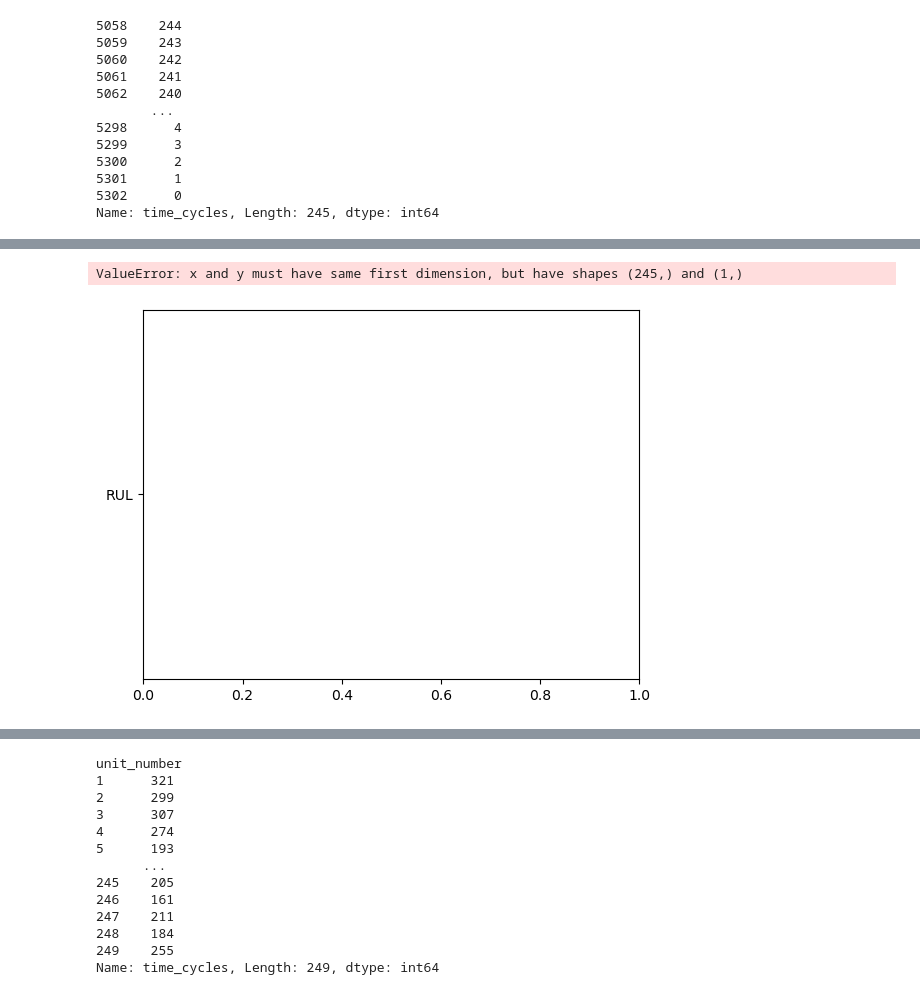
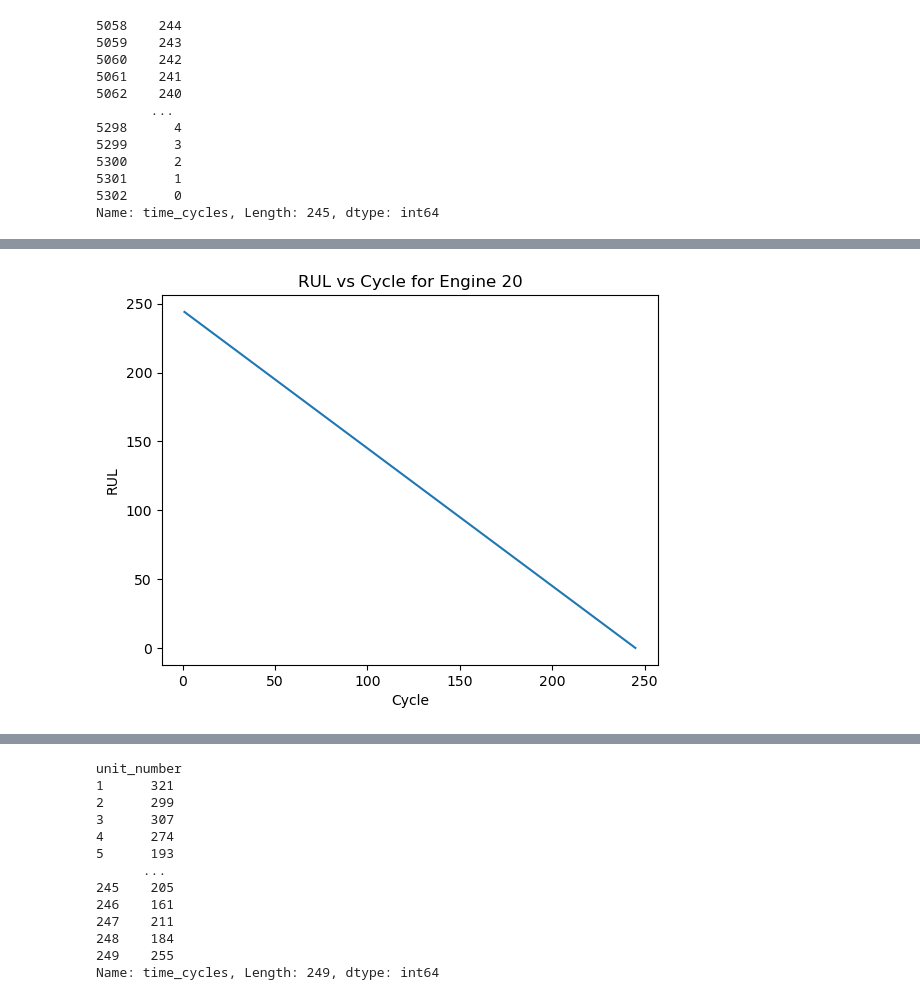
Before and after one commit to yadvendrasinghshekhawat02-design/first-, a Jupyter notebook: fd004_analysis.ipynb, the cells around one changed output, grey strips where cells are left out. Cells and saved outputs as stored; diff of their text form; code cells hidden in the pictures.

```diff
--- a/fd004_analysis.ipynb
+++ b/fd004_analysis.ipynb
@@ -408,13 +425,12 @@ Name: time_cycles, Length: 245, dtype: int64
 # %%
 plt.figure()
-plt.plot(engine_20['time_cycles'], ['RUL'])
+plt.plot(engine_20['time_cycles'], engine_20['RUL'])
 plt.xlabel("Cycle")
 plt.ylabel("RUL")
 plt.title("RUL vs Cycle for Engine 20")
 plt.show()
 # %% [output]
-ValueError: x and y must have same first dimension, but have shapes (245,) and (1,)
-[figure, old version]
+[figure, new version]
 # %%
 train_df.columns
 # %% [output]
```
Also changed, not shown: parts of 1 cell of this notebook.
